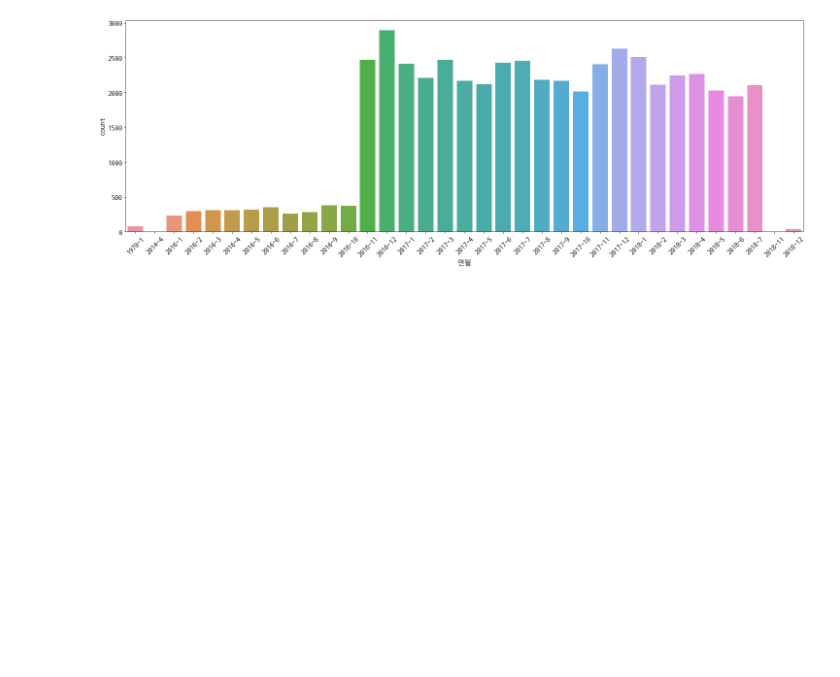
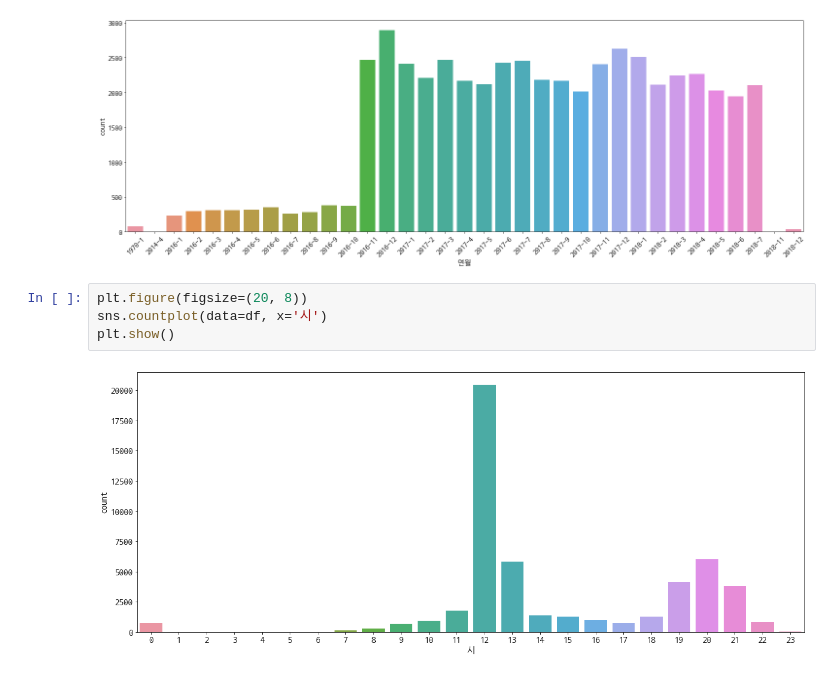
Before and after one commit to sangah-park98/python_dataAnalysis, a Jupyter notebook: 21_DataAnalysis_4.ipynb, the cells around one changed output. Drawn from its saved outputs; the diff is of its cells as text; blank space fills up the shorter version.

```diff
--- a/21_DataAnalysis_4.ipynb
+++ b/21_DataAnalysis_4.ipynb
@@ -274,3 +276,9 @@ sns.countplot(data=df, x='연월')
 plt.show()
 # %% [output]
 [figure]
+# %%
+plt.figure(figsize=(20, 8))
+sns.countplot(data=df, x='시')
+plt.show()
+# %% [output]
+[figure, added]
```
Also changed, not shown: parts of 31 cells of this notebook.
